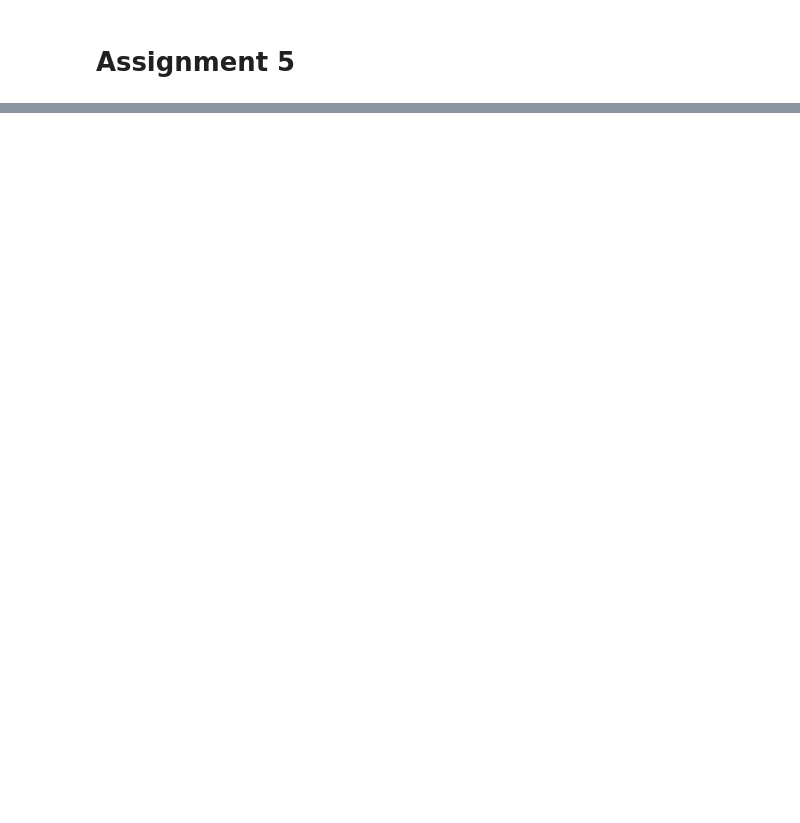
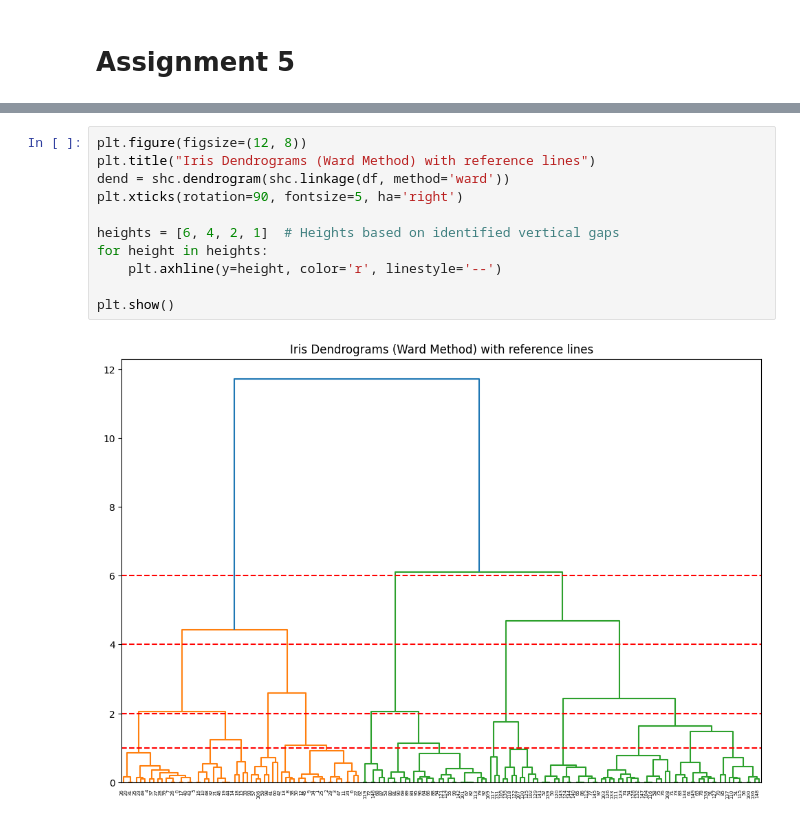
Before and after one commit to chch1022/cs6220_2024, a Jupyter notebook: M5-A5.ipynb, the cells around one changed output, grey strips where cells are left out. Drawn from its saved outputs; the diff is of its cells as text; blank space fills up the shorter version.

```diff
--- a/M5-A5.ipynb
+++ b/M5-A5.ipynb
@@ -25,0 +58,13 @@ df.head()
+# %%
+plt.figure(figsize=(12, 8))
+plt.title("Iris Dendrograms (Ward Method) with reference lines")
+dend = shc.dendrogram(shc.linkage(df, method='ward'))
+plt.xticks(rotation=90, fontsize=5, ha='right')
+
+heights = [6, 4, 2, 1]  # Heights based on identified vertical gaps
+for height in heights:
+    plt.axhline(y=height, color='r', linestyle='--')
+
+plt.show()
+# %% [output]
+[figure, added]
```
Also changed, not shown: parts of 15 cells of this notebook.
